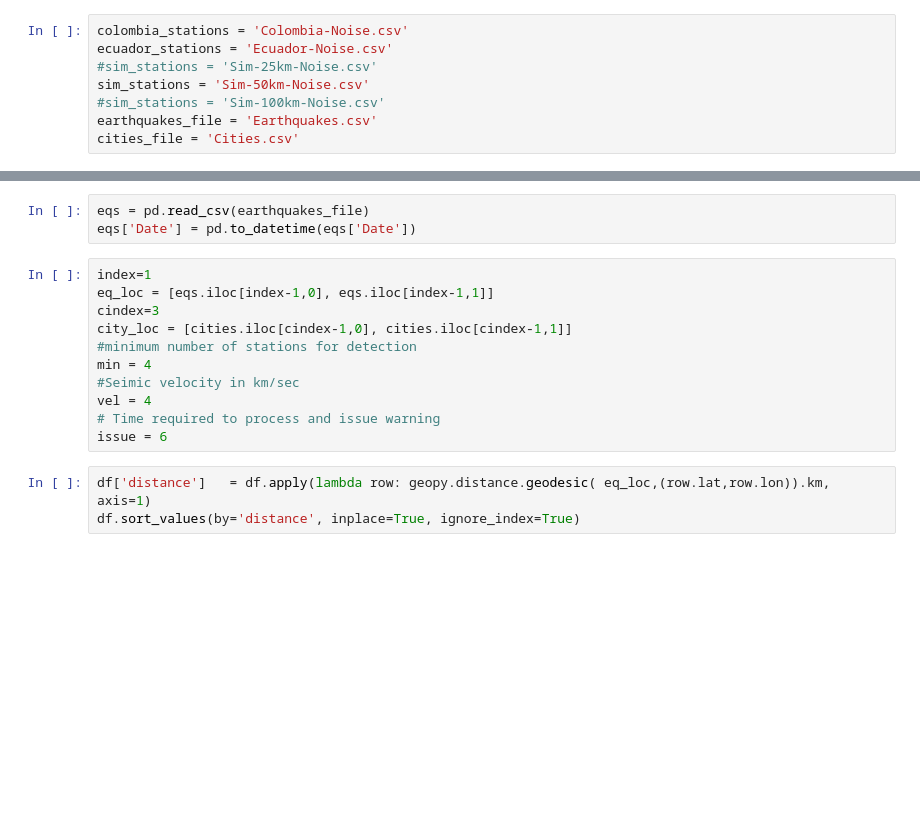
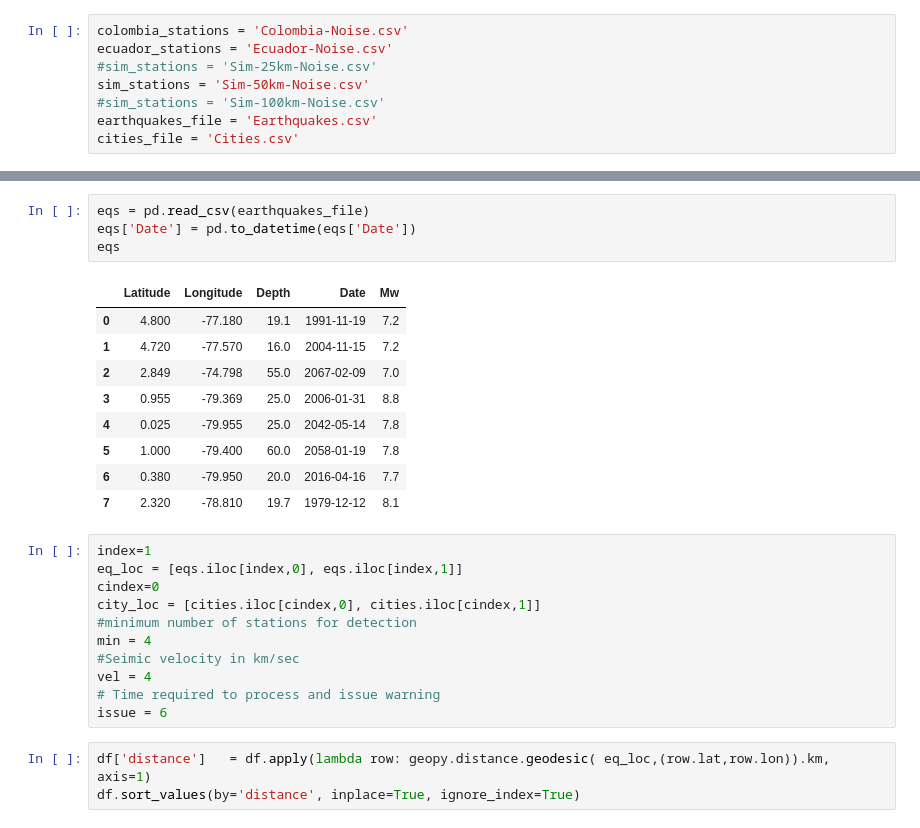
Before and after one commit to david-mencin/ColombiaEEW, a Jupyter notebook: DetectionTime.ipynb, the cells around one changed output, grey strips where cells are left out. Saved outputs shown, nothing was run; the diff lists cells and outputs as text; blank space fills up the shorter version.

```diff
--- a/DetectionTime.ipynb
+++ b/DetectionTime.ipynb
@@ -33,11 +41,22 @@ cities = pd.read_csv(cities_file)
 # %%
 eqs = pd.read_csv(earthquakes_file)
 eqs['Date'] = pd.to_datetime(eqs['Date'])
+eqs
+# %% [output]
+|  | Latitude | Longitude | Depth | Date | Mw |
+| 0 | 4.800 | -77.180 | 19.1 | 1991-11-19 | 7.2 |
+| 1 | 4.720 | -77.570 | 16.0 | 2004-11-15 | 7.2 |
+| 2 | 2.849 | -74.798 | 55.0 | 2067-02-09 | 7.0 |
+| 3 | 0.955 | -79.369 | 25.0 | 2006-01-31 | 8.8 |
+| 4 | 0.025 | -79.955 | 25.0 | 2042-05-14 | 7.8 |
+| 5 | 1.000 | -79.400 | 60.0 | 2058-01-19 | 7.8 |
+| 6 | 0.380 | -79.950 | 20.0 | 2016-04-16 | 7.7 |
+| 7 | 2.320 | -78.810 | 19.7 | 1979-12-12 | 8.1 |
 # %%
 index=1
-eq_loc = [eqs.iloc[index-1,0], eqs.iloc[index-1,1]]
-cindex=3
-city_loc = [cities.iloc[cindex-1,0], cities.iloc[cindex-1,1]]
+eq_loc = [eqs.iloc[index,0], eqs.iloc[index,1]]
+cindex=0
+city_loc = [cities.iloc[cindex,0], cities.iloc[cindex,1]]
 #minimum number of stations for detection
 min = 4
 #Seimic velocity in km/sec
```
Also changed, not shown: parts of 4 cells of this notebook, 3 other files.
